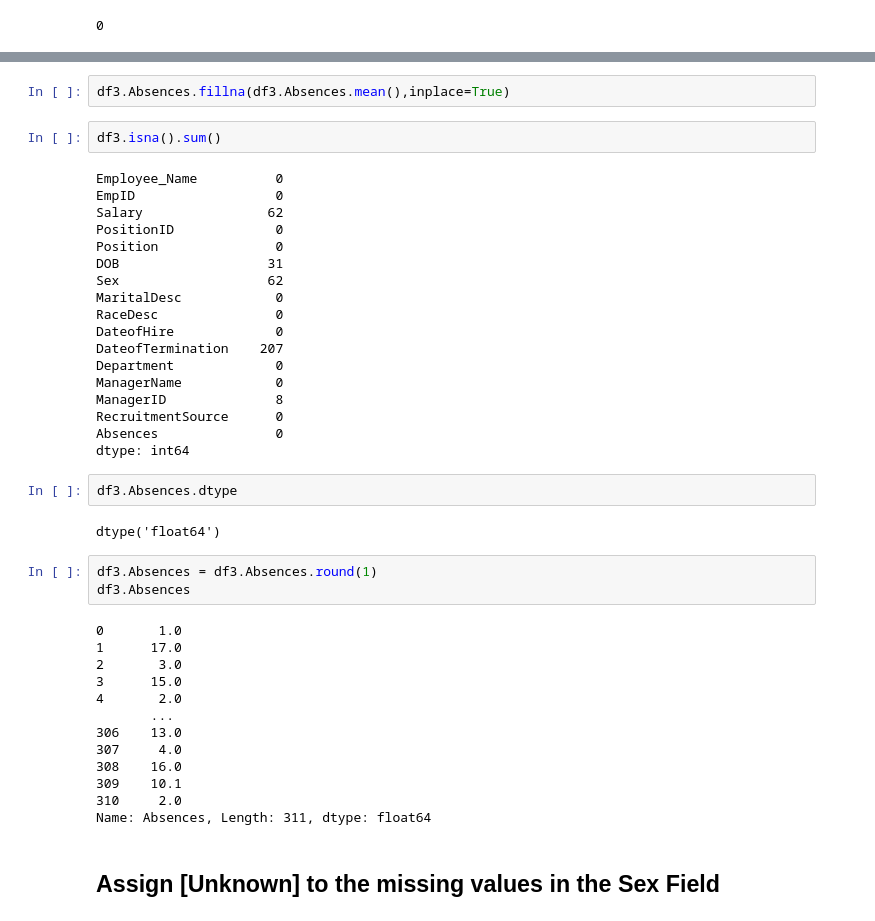
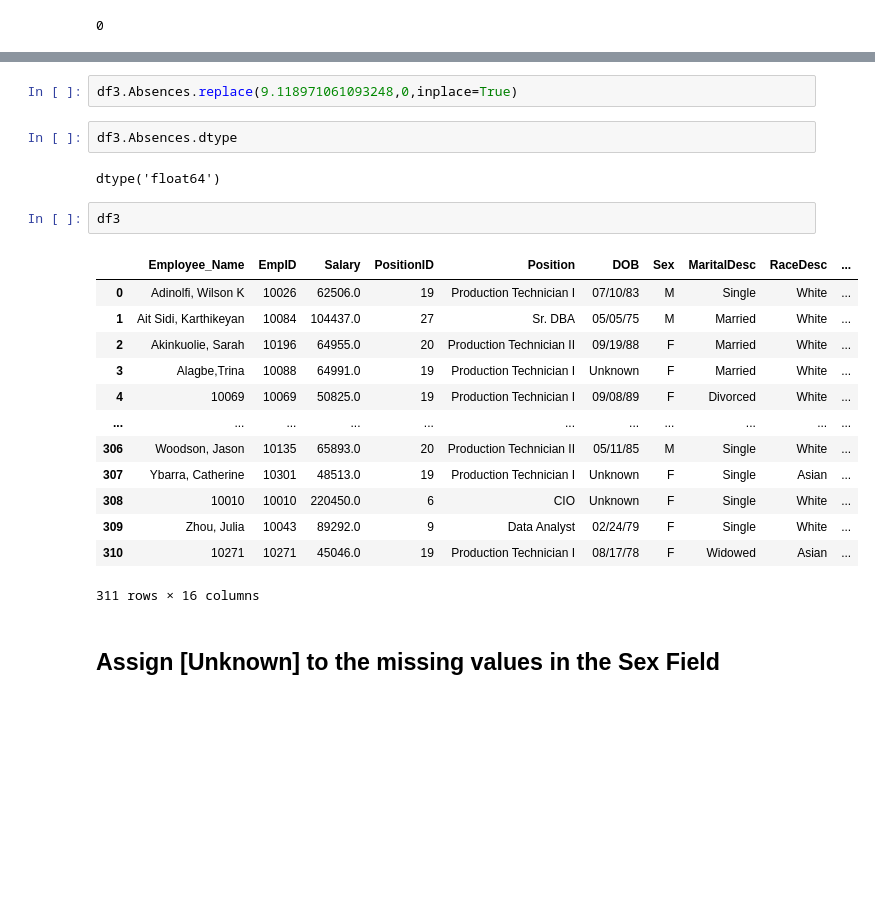
Before and after one commit to Tuwaiq-Data-Science-Bootcamp-V4/Missing-Data-Lab, a Jupyter notebook: Missing_Data_Assignment.ipynb, the cells around one changed output, grey strips where cells are left out. Saved outputs shown, nothing was run; the diff lists cells and outputs as text; blank space fills up the shorter version.

Commit message:
Missing-Data

```diff
--- a/Missing_Data_Assignment.ipynb
+++ b/Missing_Data_Assignment.ipynb
@@ -246,45 +244,25 @@ df3.Absences.mean()
 # %%
-df3.Absences.fillna(df3.Absences.mean(),inplace=True)
+df3.Absences.replace(9.118971061093248,0,inplace=True)
-# %%
-df3.isna().sum()
-# %% [output]
-Employee_Name          0
-EmpID                  0
-Salary                62
-PositionID             0
-Position               0
-DOB                   31
-Sex                   62
-MaritalDesc            0
-RaceDesc               0
-DateofHire             0
-DateofTermination    207
-Department             0
-ManagerName            0
-ManagerID              8
-RecruitmentSource      0
-Absences               0
-dtype: int64
 # %%
 df3.Absences.dtype
 # %% [output]
 dtype('float64')
-# %%
-df3.Absences = df3.Absences.round(1)
-df3.Absences
-# %% [output]
-0       1.0
-1      17.0
-2       3.0
-3      15.0
-4       2.0
-       ...
-306    13.0
-307     4.0
-308    16.0
-309    10.1
-310     2.0
-Name: Absences, Length: 311, dtype: float64
+# %%
+df3
+# %% [output]
+|  | Employee_Name | EmpID | Salary | PositionID | Position | DOB | Sex | MaritalDesc | RaceDesc | ... |
+| 0 | Adinolfi, Wilson K | 10026 | 62506.0 | 19 | Production Technician I | 07/10/83 | M | Single | White | ... |
+| 1 | Ait Sidi, Karthikeyan | 10084 | 104437.0 | 27 | Sr. DBA | 05/05/75 | M | Married | White | ... |
+| 2 | Akinkuolie, Sarah | 10196 | 64955.0 | 20 | Production Technician II | 09/19/88 | F | Married | White | ... |
+| 3 | Alagbe,Trina | 10088 | 64991.0 | 19 | Production Technician I | Unknown | F | Married | White | ... |
+| 4 | 10069 | 10069 | 50825.0 | 19 | Production Technician I | 09/08/89 | F | Divorced | White | ... |
+| ... | ... | ... | ... | ... | ... | ... | ... | ... | ... | ... |
+| 306 | Woodson, Jason | 10135 | 65893.0 | 20 | Production Technician II | 05/11/85 | M | Single | White | ... |
+| 307 | Ybarra, Catherine | 10301 | 48513.0 | 19 | Production Technician I | Unknown | F | Single | Asian | ... |
+| 308 | 10010 | 10010 | 220450.0 | 6 | CIO | Unknown | F | Single | White | ... |
+| 309 | Zhou, Julia | 10043 | 89292.0 | 9 | Data Analyst | 02/24/79 | F | Single | White | ... |
+| 310 | 10271 | 10271 | 45046.0 | 19 | Production Technician I | 08/17/78 | F | Widowed | Asian | ... |
+311 rows × 16 columns
 # %% [markdown]
 ## Assign [Unknown] to the missing values in the Sex Field
 # %%
```
Also changed, not shown: parts of 26 cells of this notebook.
